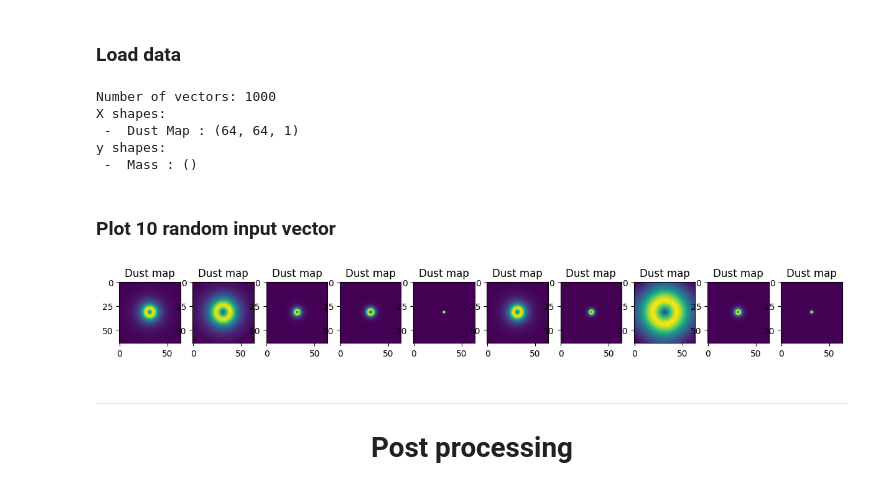
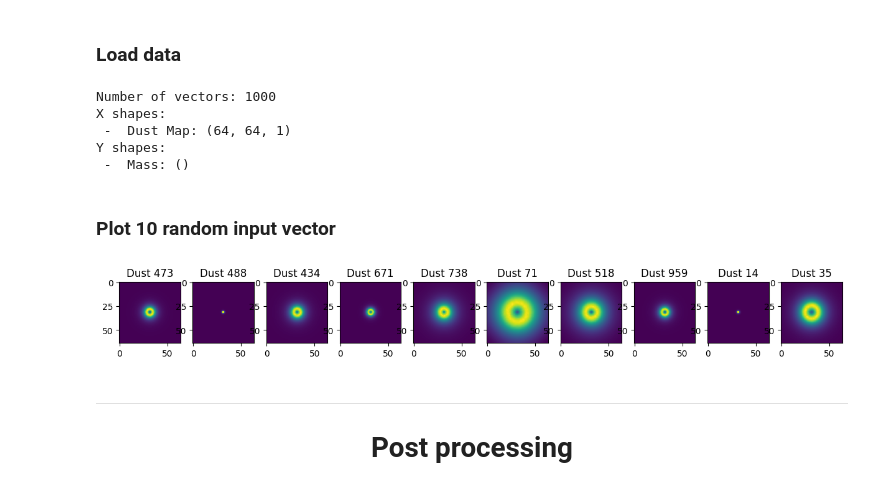
Before and after one commit to LeiRoF/M2-Internship, a Jupyter notebook: Train_Model_Sandbox.ipynb, the cells around one changed output. Drawn from its saved outputs; the diff is of its cells as text; code cells hidden in the pictures.

```diff
--- a/Train_Model_Sandbox.ipynb
+++ b/Train_Model_Sandbox.ipynb
@@ -148,51 +216,51 @@ def load_data() -> tuple[np.ndarray, tuple[np.ndarray, np.ndarray, np.ndarray]]:
     return x, y
 # %%
 x, y = load_data()
-nb_vectors = len(x)
-x_labels = list(x[0].keys())
-y_labels = list(y[0].keys())
-x_shapes = [i.shape for i in x[0].values()]
-y_shapes = [i.shape for i in y[0].values()]
+nb_vectors = nb_vec(x)
+x_labels = list(x.keys())
+y_labels = list(y.keys())
+x_shapes = [i[0].shape for i in x.values()]
+y_shapes = [i[0].shape for i in y.values()]
 # %%
 print(f"Number of vectors: {nb_vectors}")
-print(f"X shapes:\n - ", '\n - '.join([f"{i[0]} : {i[1].shape}" for i in x[0].items()]))
-print(f"y shapes:\n - ", '\n - '.join([f"{i[0]} : {i[1].shape}" for i in y[0].items()]))
+print(f"X shapes:\n - ", '\n - '.join([f"{i}: {j}" for i, j in zip(x_labels, x_shapes)]))
+print(f"Y shapes:\n - ", '\n - '.join([f"{i}: {j}" for i, j in zip(y_labels, y_shapes)]))
 # %% [output]
 Number of vectors: 1000
 X shapes:
- -  Dust Map : (64, 64, 1)
-y shapes:
- -  Mass : ()
+ -  Dust Map: (64, 64, 1)
+Y shapes:
+ -  Mass: ()
 # %% [markdown]
 ### Plot 10 random input vector
 # %%
 if is_notebook():
 
     nb_axs = 0
-    if "Dust Map" in x[0]: nb_axs += 1
-    if "CO Cube" in x[0]: nb_axs += 1
-    if "N2H Cube" in x[0]: nb_axs += 1
+    if "Dust Map" in x: nb_axs += 1
+    if "CO Cube" in x: nb_axs += 1
+    if "N2H Cube" in x: nb_axs += 1
 
     fig, axs = plt.subplots(nb_axs, 10, figsize=(15, 5))
     if nb_axs == 1: axs = np.array([axs])
 
     for i in range(10):
-        vec = np.random.randint(0, len(x)+1)
+        vec = np.random.randint(0, nb_vectors+1)
         nb_axis = 0
-        if "Dust Map" in x[0]:
-            axs[nb_axis, i].imshow(x[vec]["Dust Map"])
-            axs[nb_axis, i].set_title("Dust map")
+        if "Dust Map" in x:
+            axs[nb_axis, i].imshow(x["Dust Map"][vec])
+            axs[nb_axis, i].set_title(f"Dust {vec}")
             nb_axis += 1
-        if "CO Cube" in x[0]:
-            axs[nb_axis, i].imshow(np.sum(x[vec]["CO Cube"], axis=(-1,-2)))
-            axs[nb_axis, i].set_title(f"CO map")
+        if "CO Cube" in x:
+            axs[nb_axis, i].imshow(np.sum(x["CO Cube"][vec], axis=(-1,-2)))
+            axs[nb_axis, i].set_title(f"CO {vec}")
             nb_axis += 1
-        if "N2H Cube" in x[0]:
-            axs[nb_axis, i].imshow(np.sum(x[vec]["N2H Cube"], axis=(-1,-2)))
-            axs[nb_axis, i].set_title(f"N2H+ map")
+        if "N2H Cube" in x:
+            axs[nb_axis, i].imshow(np.sum(x["N2H Cube"][vec], axis=(-1,-2)))
+            axs[nb_axis, i].set_title(f"N2H+ {vec}")
             nb_axis += 1
 # %% [output]
-[figure, old version]
+[figure, new version]
 # %% [markdown]
 ---
 
```
Also changed, not shown: parts of 30 cells of this notebook, 3 other files.
